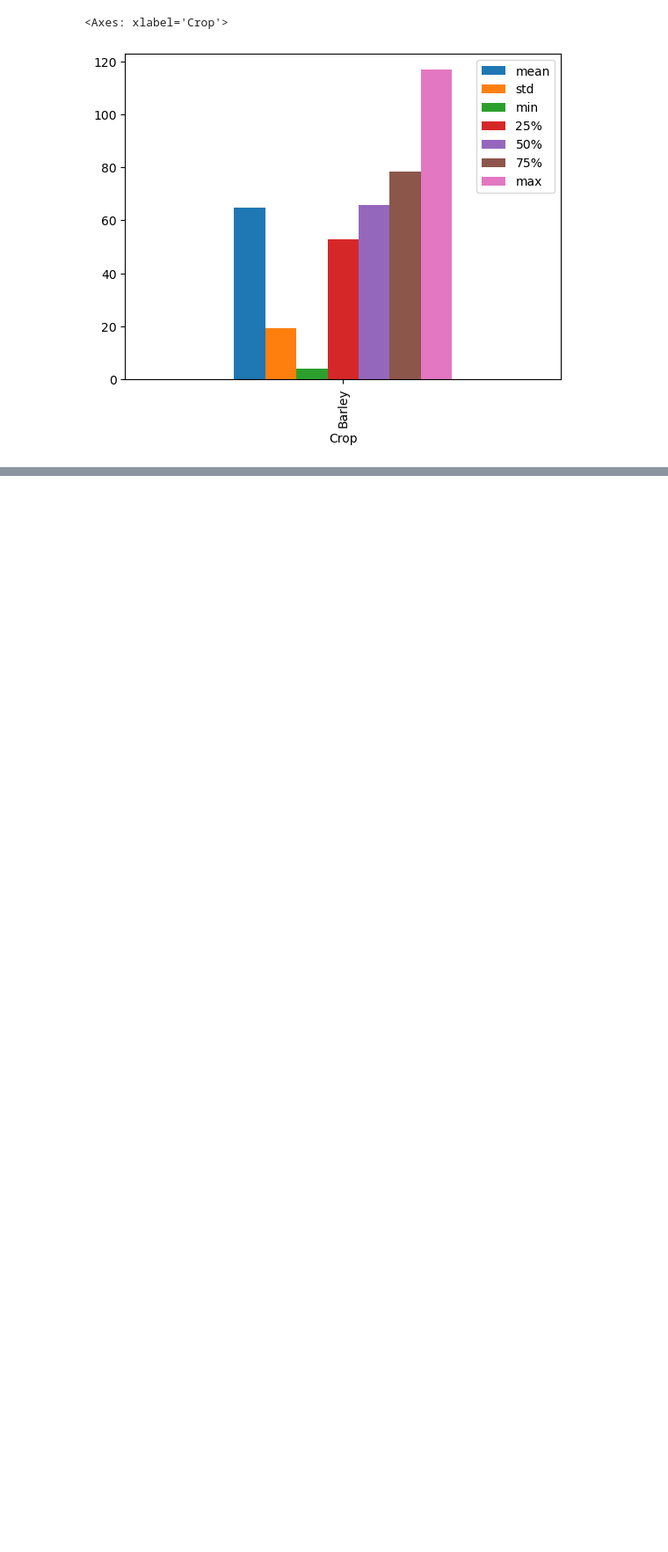
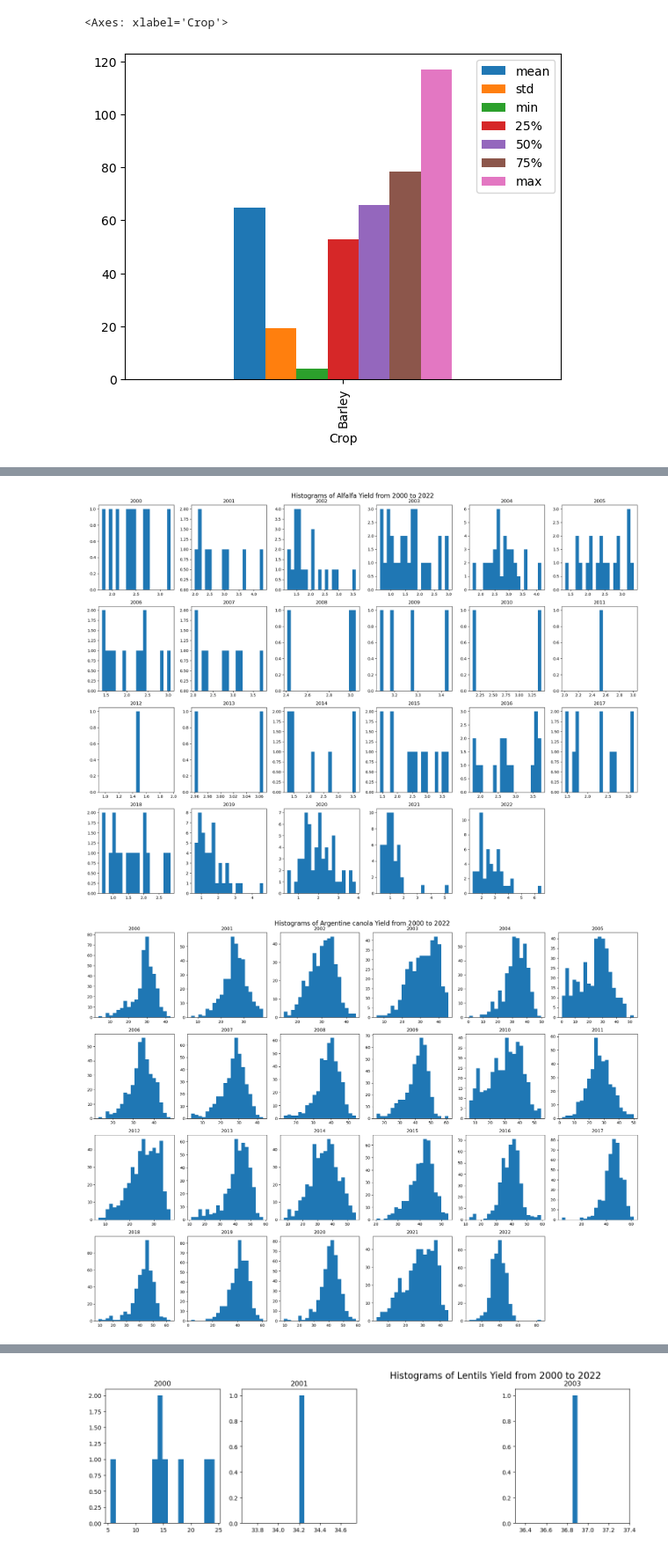
Before and after one commit to ruhidm/Palette_Cohort_5, a Jupyter notebook: Trainings/Training_Cohort_5.ipynb, the cells around one changed output, grey strips where cells are left out. Shown at 88% size. Drawn from its saved outputs; the diff is of its cells as text; code cells hidden in the pictures; blank space fills up the shorter version.

```diff
--- a/Trainings/Training_Cohort_5.ipynb
+++ b/Trainings/Training_Cohort_5.ipynb
@@ -219,0 +250,59 @@ ds_des.loc[ds_des.index=='Barley']\
+# %%
+ds_y = ds.set_index('Year')[columns_yield].reset_index()
+# %%
+import matplotlib.pyplot as plt
+import numpy as np  # Ensure numpy is imported
+
+# Assuming 'ds_y' has a 'Year' column and multiple columns for different crops
+# And you want to plot histograms for years 2000 to 2022
+
+# Define the range of years you're interested in
+start_year = 2000
+end_year = 2022
+years = range(start_year, end_year + 1)
+
+# Define the layout for subplots
+rows = 4
+cols = 6
+total_plots = rows * cols
+
+# Iterate over each crop in the DataFrame
+for crop in ds_y.columns.drop('Year'):
+    # Create a new figure for each crop
+    fig, axs = plt.subplots(rows, cols, figsize=(20, 15), tight_layout=True)
+    fig.suptitle(f'Histograms of {crop} Yield from {start_year} to {end_year}', fontsize=16)
+
+    # Counter for the subplot index
+    plot_index = 0
+
+    for year in years:
+        # Select the row where 'Year' equals the current year and the column for the current crop
+        data_for_year = ds_y[ds_y['Year'] == year][crop]
+
+        # Check if the data for the year is not all NaN
+        if not data_for_year.isna().all():
+            # Plot in the subplot
+            ax = axs[plot_index // cols, plot_index % cols]
+            ax.hist(data_for_year.dropna(), bins=20)  # Drop NaN values and plot
+            ax.set_title(f'{year}')
+        else:
+            # Handle the case with all NaN values (e.g., by setting the title to indicate no data)
+            ax = axs[plot_index // cols, plot_index % cols]
+            ax.set_title(f'{year} (No data)')
+            ax.set_visible(False)  # Optionally hide the axis for years with no data
+
+        # Increment the plot_index
+        plot_index += 1
+
+        # Break the loop if we have filled all subplots
+        if plot_index >= total_plots:
+            break
+
+    # Hide any unused subplots
+    for i in range(plot_index, total_plots):
+        fig.delaxes(axs.flatten()[i])
+
+    plt.show()
+# %% [output]
+[figure, added]
+[figure, added]
@@ -219,0 +315 @@ ds_des.loc[ds_des.index=='Barley']\
+[figure, added]
```
Also changed, not shown: parts of 27 cells of this notebook.
